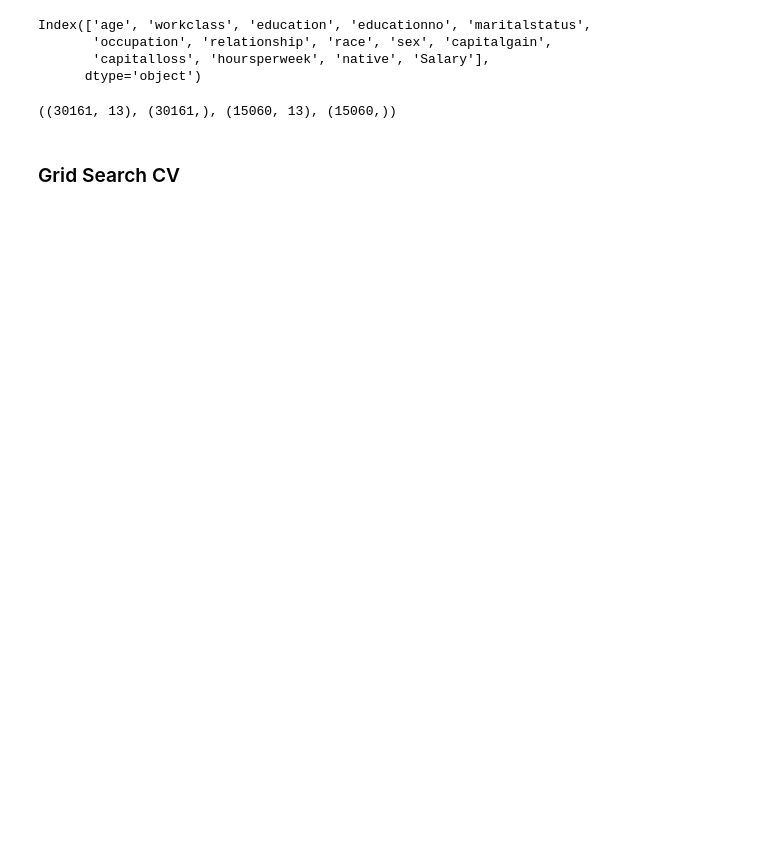
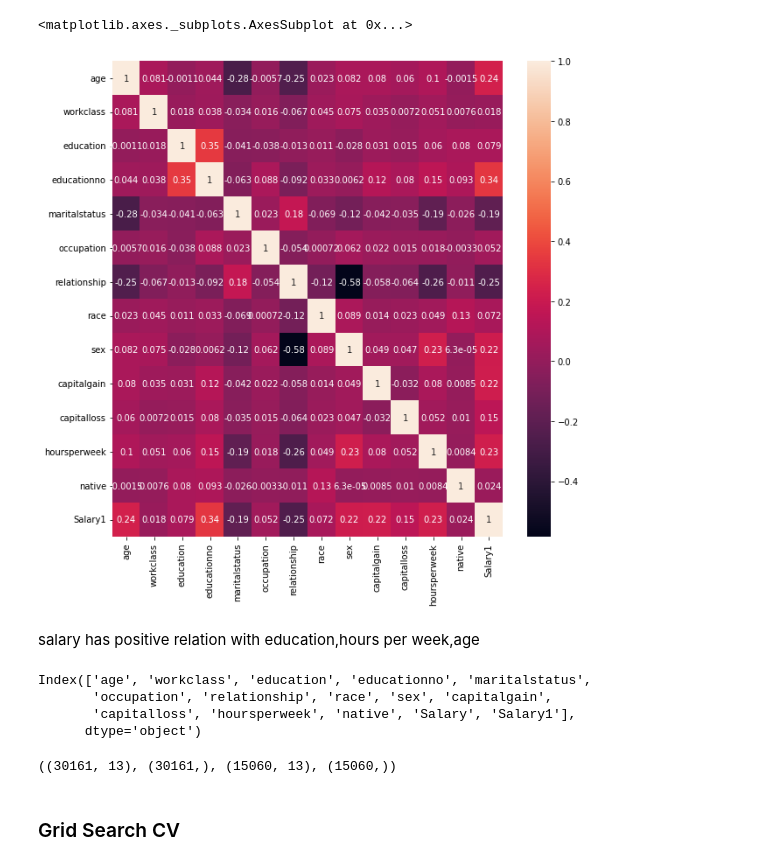
Before and after one commit to renkuntlamahessh/DataScience_Python, a Jupyter notebook: Assignment_13_SVM_Salary.ipynb, the cells around one changed output. Drawn from its saved outputs; the diff is of its cells as text; code cells hidden in the pictures; blank space fills up the shorter version.

```diff
--- a/Assignment_13_SVM_Salary.ipynb
+++ b/Assignment_13_SVM_Salary.ipynb
@@ -16,5 +16,5 @@ from sklearn.metrics import classification_report
 from sklearn.metrics import accuracy_score, confusion_matrix
 from sklearn.model_selection import train_test_split, cross_val_score
 # %%
-Train = pd.read_csv("SalaryData_Train(1).csv")
-Test = pd.read_csv("SalaryData_Test(1).csv")
+train = pd.read_csv("SalaryData_Train(1).csv")
+test = pd.read_csv("SalaryData_Test(1).csv")
@@ -56,14 +116,27 @@ LE = LabelEncoder()
 # %%
 columns = ["workclass","education","maritalstatus","occupation","relationship","race","sex","native"]
 for i in columns:
-        Train[i]= LE.fit_transform(Train[i])
-        Test[i]= LE.fit_transform(Test[i])
+        train[i]= LE.fit_transform(train[i])
+        test[i]= LE.fit_transform(test[i])
+# %%
+train['Salary1']= pd.get_dummies(train['Salary'], drop_first=True)
+test['Salary1']= pd.get_dummies(test['Salary'], drop_first=True)
+# %%
+corr= train.corr()
+# %%
+plt.figure(figsize=(10,10))
+sns.heatmap(corr,annot=True)
+# %% [output]
+<matplotlib.axes._subplots.AxesSubplot at 0x...>
+[figure, added]
+# %% [markdown]
+salary has positive relation with education,hours per week,age
 # %%
-colnames = Train.columns
+colnames = train.columns
 colnames
 # %% [output]
 Index(['age', 'workclass', 'education', 'educationno', 'maritalstatus',
        'occupation', 'relationship', 'race', 'sex', 'capitalgain',
-       'capitalloss', 'hoursperweek', 'native', 'Salary'],
+       'capitalloss', 'hoursperweek', 'native', 'Salary', 'Salary1'],
       dtype='object')
 # %%
```
Also changed, not shown: parts of 20 cells of this notebook.
